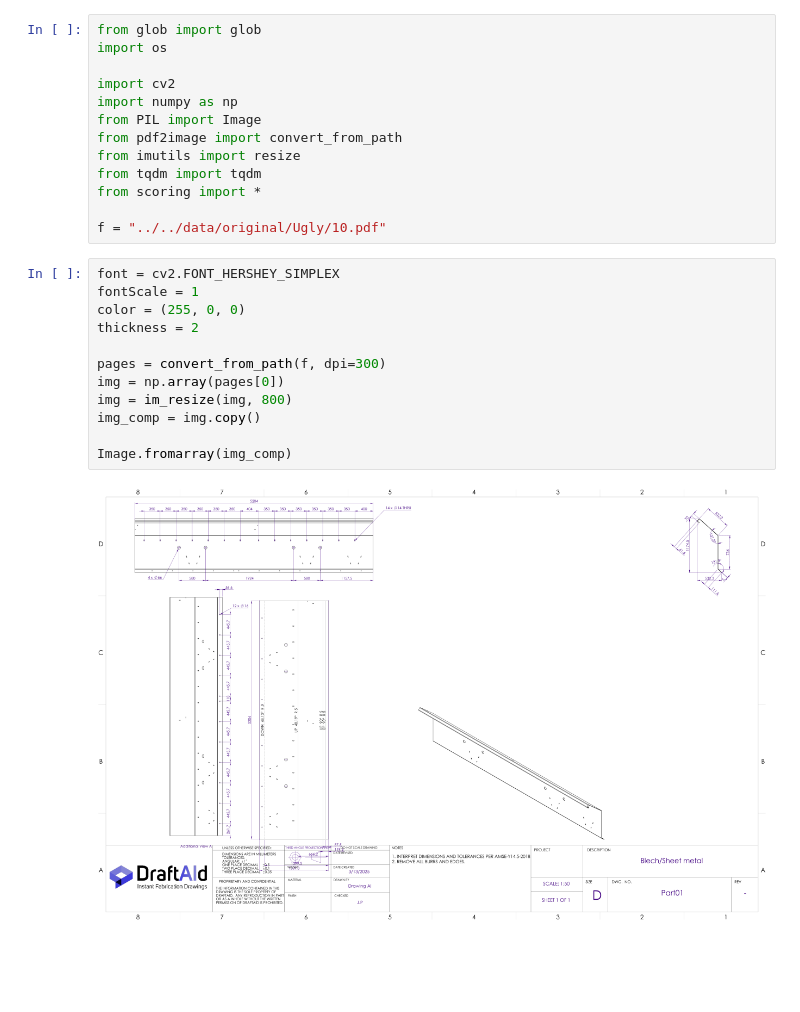
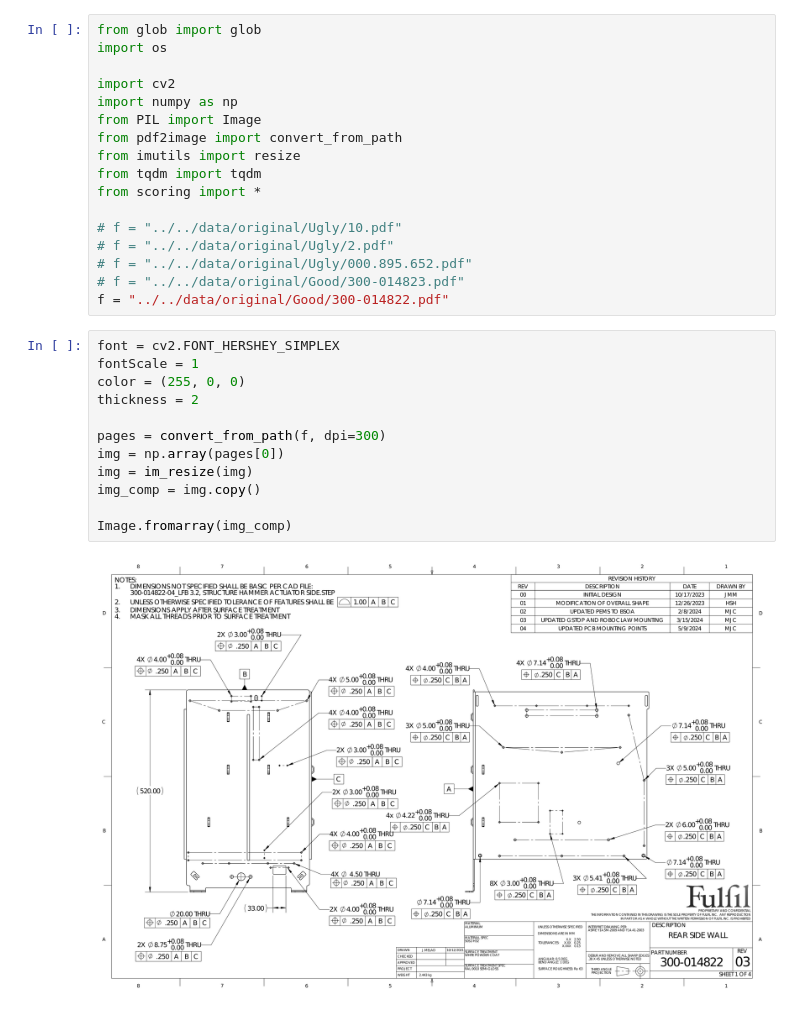
Before and after one commit to sadidul012/mechanical-drawing-scoring, a Jupyter notebook: notebooks/border-title-detection/title-section-analysis-detect-tables.ipynb, the cells around one changed output. Drawn from its saved outputs; the diff is of its cells as text; blank space fills up the shorter version.

```diff
--- a/notebooks/border-title-detection/title-section-analysis-detect-tables.ipynb
+++ b/notebooks/border-title-detection/title-section-analysis-detect-tables.ipynb
@@ -10,21 +10,25 @@ from imutils import resize
 from tqdm import tqdm
 from scoring import *
 
-f = "../../data/original/Ugly/10.pdf"
+# f = "../../data/original/Ugly/10.pdf"
+# f = "../../data/original/Ugly/2.pdf"
+# f = "../../data/original/Ugly/000.895.652.pdf"
+# f = "../../data/original/Good/300-014823.pdf"
+f = "../../data/original/Good/300-014822.pdf"
 # %%
 font = cv2.FONT_HERSHEY_SIMPLEX
 fontScale = 1
 color = (255, 0, 0)
 thickness = 2
 
 pages = convert_from_path(f, dpi=300)
 img = np.array(pages[0])
-img = im_resize(img, 800)
+img = im_resize(img)
 img_comp = img.copy()
 
 Image.fromarray(img_comp)
 # %% [output]
-[figure, old version]
+[figure, new version]
 # %%
 gray = cv2.cvtColor(img, cv2.COLOR_BGR2GRAY)
 _, img_bin = cv2.threshold(gray, 200, 255, cv2.THRESH_BINARY_INV)
```
Also changed, not shown: parts of 6 cells of this notebook, 6 other files.
